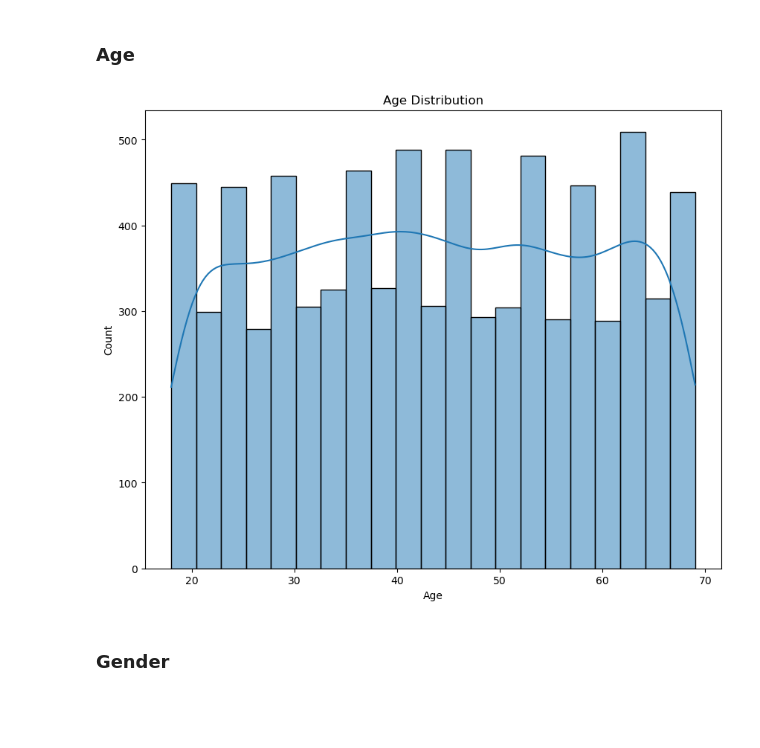
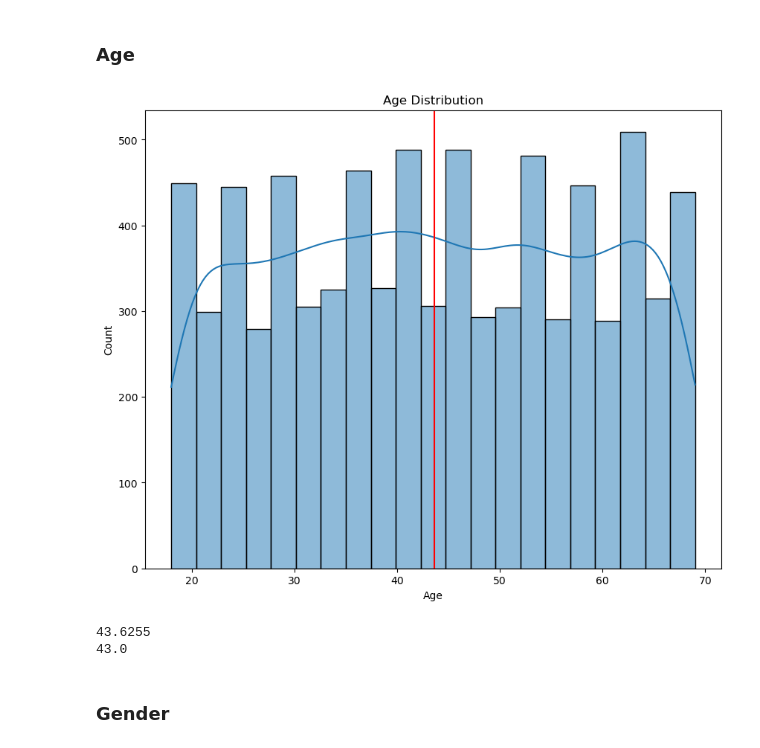
Before and after one commit to am-eric/DigitalMarketing-Analytics, a Jupyter notebook: analysis.ipynb, the cells around one changed output. Saved outputs shown, nothing was run; the diff lists cells and outputs as text; code cells hidden in the pictures; blank space fills up the shorter version.

```diff
--- a/analysis.ipynb
+++ b/analysis.ipynb
@@ -60,14 +64,25 @@ memory usage: 1.2+ MB
 # %% [markdown]
 ### Age
 # %%
+# plot an age histogram
+
 plt.figure(figsize=(10,8))
 sns.histplot(data=df, x='Age', kde=True)
+
+mean = df['Age'].mean() # 43.6255
+
+plt.axvline(x=mean, color= 'r')
 plt.xlabel('Age')
 plt.ylabel('Count')
 plt.title('Age Distribution')
 plt.show();
+
+print(mean)
+print(df['Age'].median())
 # %% [output]
-[figure, old version]
+[figure, new version]
+43.6255
+43.0
 # %% [markdown]
 ### Gender
 # %%
```
Also changed, not shown: parts of 46 cells of this notebook.
